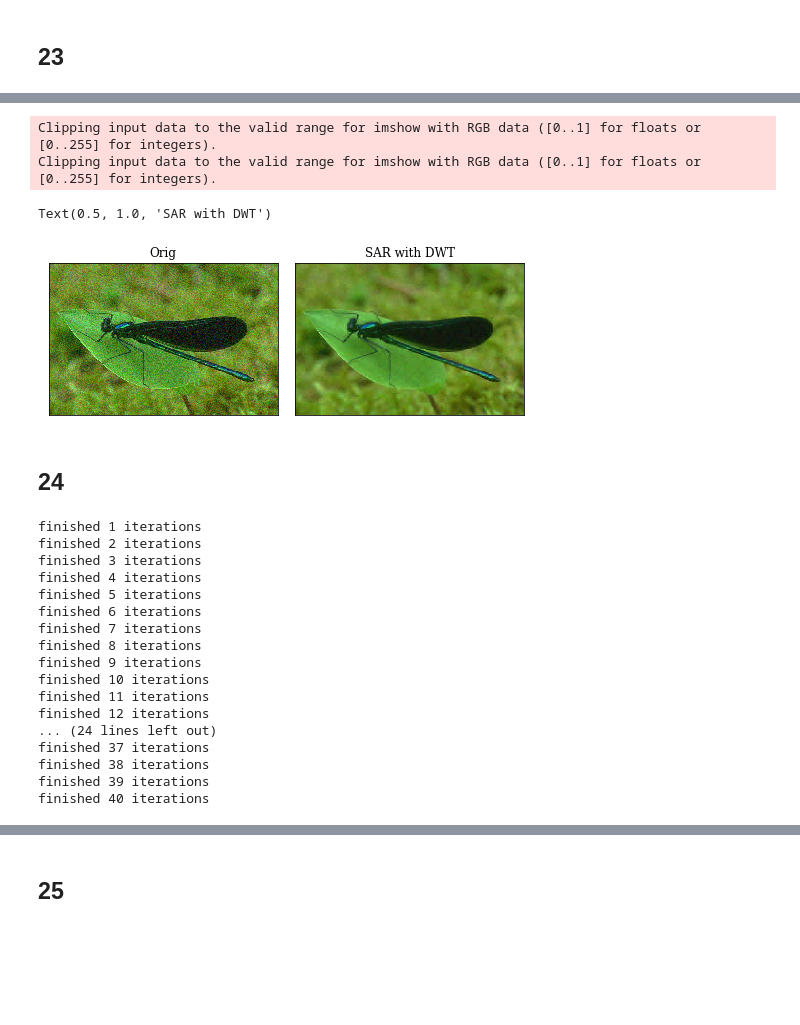
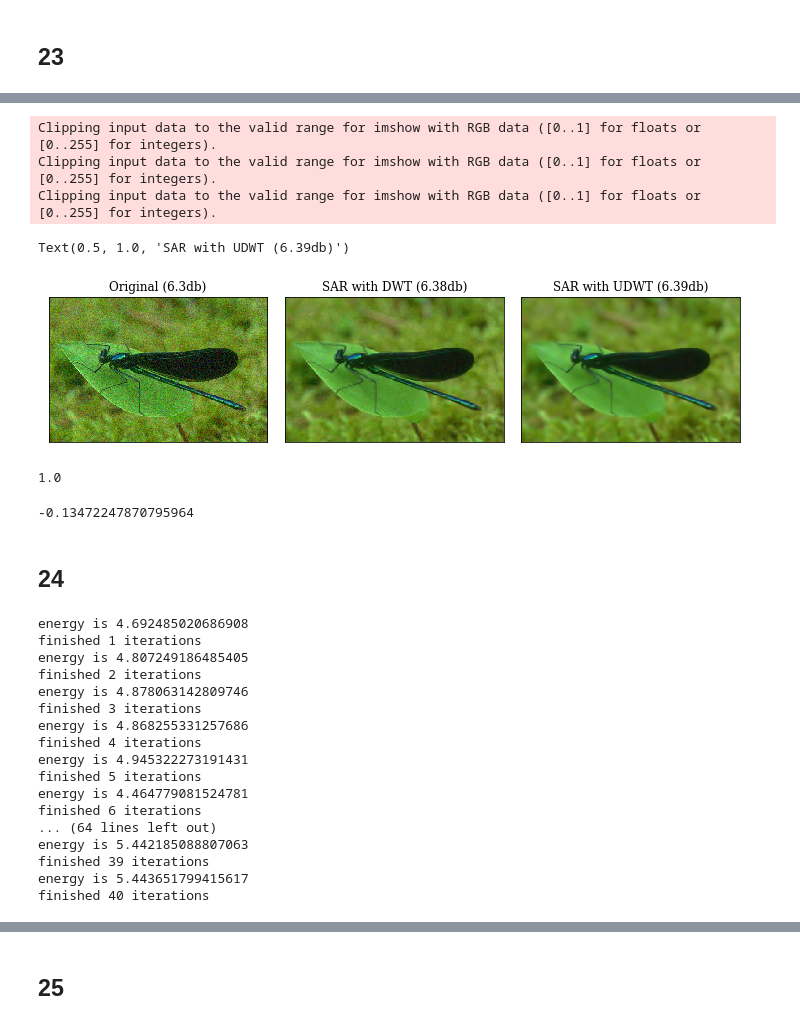
Before and after one commit to UnnikrishnanSivaprasad/ECE285IVR, a Jupyter notebook: ECE285IVR-ProjectC.ipynb, the cells around one changed output, grey strips where cells are left out. Saved outputs shown, nothing was run; the diff lists cells and outputs as text; code cells hidden in the pictures; blank space fills up the shorter version.

```diff
--- a/ECE285IVR-ProjectC.ipynb
+++ b/ECE285IVR-ProjectC.ipynb
@@ -255,7 +262,5 @@ def iudwt(z, J, h, g):
 # %%
-J=3
-h,g = im.wavelet('db2')
-source = im.dwt_crop(plt.imread("assets/dragonfly.png"),J)
+source = im.dwt_crop(x0,J)
 undec_wavelet = udwt(source,J,h,g)
 inverse = iudwt(undec_wavelet,J,h,g)
 reverse = udwt(iudwt(undec_wavelet,J,h,g),J,h,g)
@@ -416,13 +421,12 @@ def sparse_analysis_regularization(y, sig, W, H=None, m=40, alpha=10/255, gamma=
         dx = dx - x + x_til
         dz = dz - z + z_til
 
-#         energy1 = 0.5*np.square(np.linalg.norm(y-H(x)))
-#         #energy2 = tau*np.linalg.norm(W(x),ord=1)
-#         energy2 = tau*np.linalg.norm(np.linalg.inv(A)*W(x),ord=1)
-
-#         energy = energy1 + energy2
-#         print("energy is", energy)
-
+        energy1 = 0.5*np.square(np.linalg.norm(y-H(x)))
+        #energy2 = tau*np.linalg.norm(W(x),ord=1)
+        #energy2 = tau*np.linalg.norm(np.linalg.inv(A)*W(x),ord=1)
+        e.append(energy1)
+        #energy = energy1 + energy2
+        print("energy is", energy1)
         print("finished", i+1, "iterations")
 
     if return_energy:
@@ -437,5 +441,5 @@ W = im.DWT(clean.shape,J)
 sig = 20 / 255
 ydragonfly = clean + sig * np.random.randn(*clean.shape)
 
-DWT_SAR_dragonfly = sparse_analysis_regularization(ydragonfly, sig, W)
+DWT_SAR_dragonfly,e = sparse_analysis_regularization(ydragonfly, sig, W, return_energy=True)
 # %% [output]
@@ -468,19 +488,33 @@ IndexError: index 0 is out of bounds for axis 2 with size 0
 # %%
-fig,axes = plt.subplots(nrows=1,ncols=2,figsize=(7,15))
+fig,axes = plt.subplots(nrows=1,ncols=3,figsize=(10,25))
 axes[0].imshow(ydragonfly)
 axes[0].set_xticks([])
 axes[0].set_yticks([])
-axes[0].set_title("Orig")
+axes[0].set_title("Original ({}db)".format(np.round(im.psnr(clean,ydragonfly),decimals=2)))
 
 axes[1].imshow(DWT_SAR_dragonfly)
 axes[1].set_xticks([])
 axes[1].set_yticks([])
-axes[1].set_title("SAR with DWT")
+axes[1].set_title("SAR with DWT ({}db)".format(np.round(im.psnr(clean,DWT_SAR_dragonfly),decimals=2)))
+
+axes[2].imshow(UDWT_SAR_dragonfly)
+axes[2].set_xticks([])
+axes[2].set_yticks([])
+axes[2].set_title("SAR with UDWT ({}db)".format(np.round(im.psnr(clean,UDWT_SAR_dragonfly),decimals=2)))
 # %% [output]
 Clipping input data to the valid range for imshow with RGB data ([0..1] for floats or [0..255] for integers).
 Clipping input data to the valid range for imshow with RGB data ([0..1] for floats or [0..255] for integers).
+Clipping input data to the valid range for imshow with RGB data ([0..1] for floats or [0..255] for integers).
-Text(0.5, 1.0, 'SAR with DWT')
+Text(0.5, 1.0, 'SAR with UDWT (6.39db)')
-[figure, old version]
+[figure, new version]
+# %%
+np.max(clean)
+# %% [output]
+1.0
+# %%
+np.min(DWT_SAR_dragonfly)
+# %% [output]
+-0.13472247870795964
 # %% [markdown]
 ## 24
 # %%
@@ -489,24 +523,25 @@ W = im.DWT(clean.shape,J)
 sig = 2 / 255
 y = clean + sig * np.random.randn(*clean.shape)
 motion_blur = im.Convolution(y.shape,im.kernel("motion"))
+yblurry = motion_blur(y)
 
 H = im.Convolution(y.shape,im.kernel("motion"))
-DWT_SAR = sparse_analysis_regularization(motion_blur(y), sig, W, H=H, gamma=100)
+DWT_SAR = sparse_analysis_regularization(yblurry, sig, W, H=H, gamma=100)
 # %% [output]
+energy is 4.692485020686908
 finished 1 iterations
+energy is 4.807249186485405
 finished 2 iterations
+energy is 4.878063142809746
 finished 3 iterations
+energy is 4.868255331257686
 finished 4 iterations
+energy is 4.945322273191431
 finished 5 iterations
+energy is 4.464779081524781
 finished 6 iterations
-finished 7 iterations
-finished 8 iterations
-finished 9 iterations
-finished 10 iterations
-finished 11 iterations
-finished 12 iterations
-... (24 lines left out)
-finished 37 iterations
-finished 38 iterations
+... (64 lines left out)
+energy is 5.442185088807063
 finished 39 iterations
+energy is 5.443651799415617
 finished 40 iterations
```
Also changed, not shown: parts of 15 cells of this notebook.
